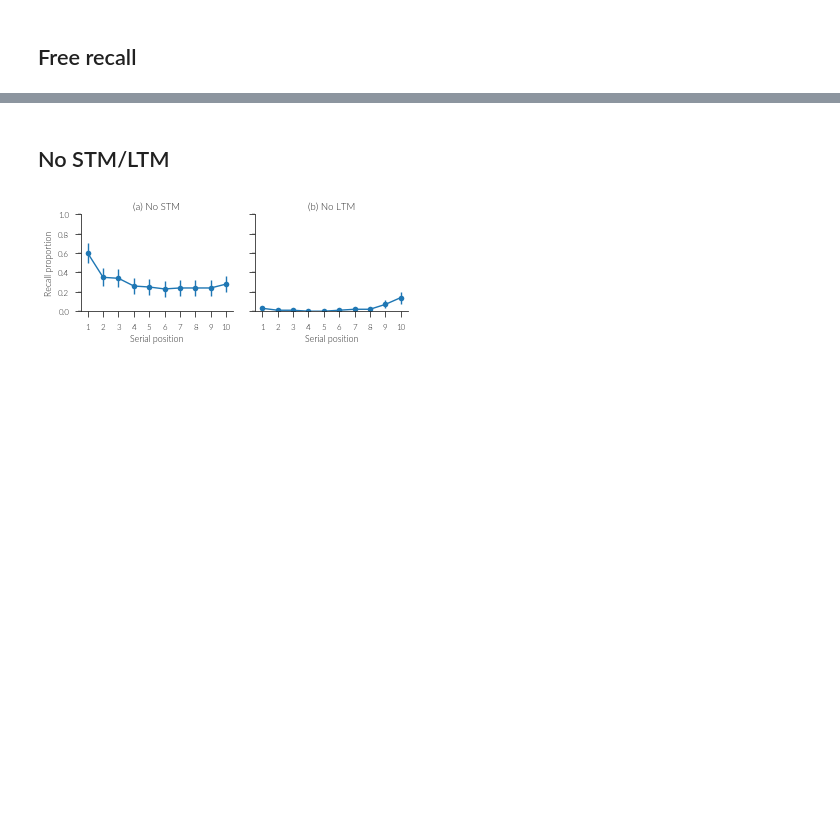
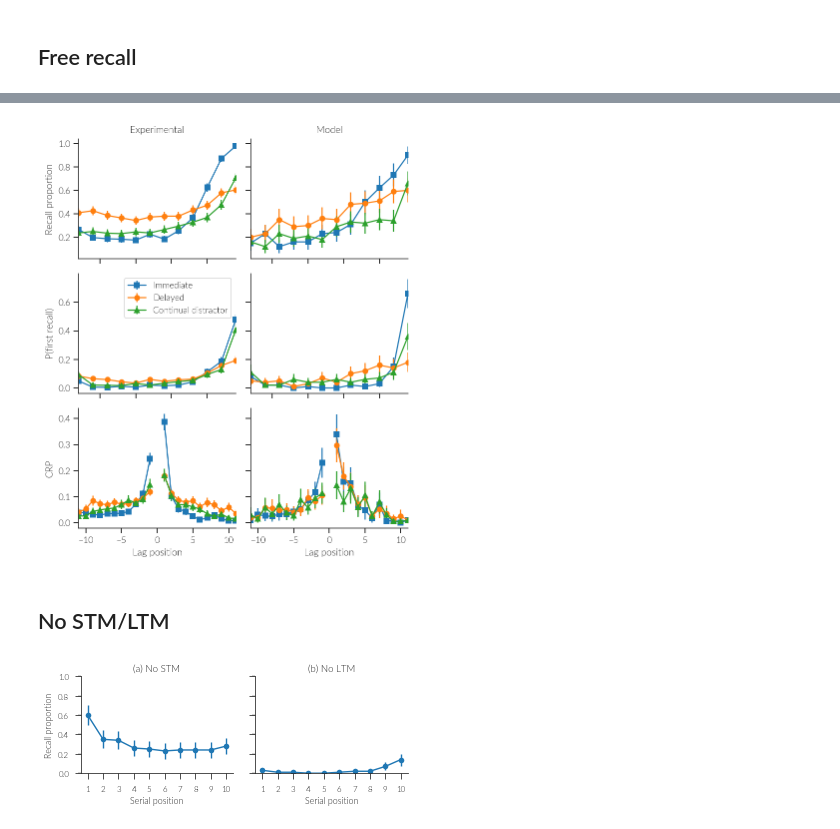
Before and after one commit to ctn-archive/cue-model, a Jupyter notebook: notebooks/PhD thesis plots/Result plots.ipynb, the cells around one changed output, grey strips where cells are left out. Cells and saved outputs as stored; diff of their text form; code cells hidden in the pictures; blank space fills up the shorter version.

```diff
--- a/notebooks/PhD thesis plots/Result plots.ipynb
+++ b/notebooks/PhD thesis plots/Result plots.ipynb
@@ -110 +128,76 @@ fig.tight_layout()
+# %%
+fig = plt.figure(figsize=(textwidth, 2.8 * row_height))
+
+datasets = (immediate, delayed, contdist)
+markers = ('s', 'o', '^')
+
+ax = fig.add_subplot(3, 2, 1)
+ax.set_title("Experimental")
+for data, marker in zip(datasets, markers):
+    proto, exp_data, model_data = data
+    ev_exp_data = analysis.serial_pos_curve(exp_data, strict=False)
+    ev_exp_data['correct'].plot(
+        marker=marker, ax=ax,
+        yerr=ev_exp_data[['ci_low', 'ci_upp']].values.T)
+ax.set_xlabel("Serial position")
+ax.set_ylabel("Recall proportion")
+ax.legend().remove()
+
+ax = fig.add_subplot(3, 2, 2,  sharex=ax, sharey=ax)
+ax.set_title("Model")
+for data, marker in zip(datasets, markers):
+    proto, exp_data, model_data = data
+    ev_exp_data = analysis.serial_pos_curve(model_data, strict=False)
+    ev_exp_data['correct'].plot(
+        marker=marker, ax=ax,
+        yerr=ev_exp_data[['ci_low', 'ci_upp']].values.T)
+ax.set_xlabel("Serial position")
+ax.legend().remove()
+
+ax = fig.add_subplot(3, 2, 3)
+for data, marker, label, in zip(datasets, markers, ("Immediate", "Delayed", "Continual distractor")):
+    proto, exp_data, model_data = data
+    ev_exp_data = analysis.p_first_recall(exp_data)
+    ev_exp_data['p_first'].plot(
+        marker=marker, label=label, ax=ax,
+        yerr=ev_exp_data[['ci_low', 'ci_upp']].values.T)
+ax.set_xlabel("Serial position")
+ax.set_ylabel("P(first recall)")
+ax.legend(loc='best')
+
+ax = fig.add_subplot(3, 2, 4, sharex=ax, sharey=ax)
+for data, marker in zip(datasets, markers):
+    proto, exp_data, model_data = data
+    ev_exp_data = analysis.p_first_recall(model_data)
+    ev_exp_data['p_first'].plot(
+        marker=marker, ax=ax,
+        yerr=ev_exp_data[['ci_low', 'ci_upp']].values.T)
+ax.set_xlabel("Serial position")
+ax.legend().remove()
+
+ax = fig.add_subplot(3, 2, 5)
+for data, marker in zip(datasets, markers):
+    proto, exp_data, model_data = data
+    ev_exp_data = analysis.crp(exp_data)
+    ev_exp_data['crp'].plot(
+        marker=marker, ax=ax,
+        yerr=np.copy(ev_exp_data[['ci_low', 'ci_upp']].values.T))
+ax.set_xlabel("Lag position")
+ax.set_ylabel("CRP")
+ax.legend().remove()
+
+ax = fig.add_subplot(3, 2, 6, sharex=ax, sharey=ax)
+for data, marker in zip(datasets, markers):
+    proto, exp_data, model_data = data
+    ev_exp_data = analysis.crp(model_data)
+    ev_exp_data['crp'].plot(
+        marker=marker, ax=ax,
+        yerr=np.copy(ev_exp_data[['ci_low', 'ci_upp']].values.T))
+ax.set_xlabel("Lag position")
+ax.legend().remove()
+
+sns.despine(fig)
+fig.tight_layout()
+# %% [output]
+[figure, added]
 # %%
```
Also changed, not shown: parts of 9 cells of this notebook.
